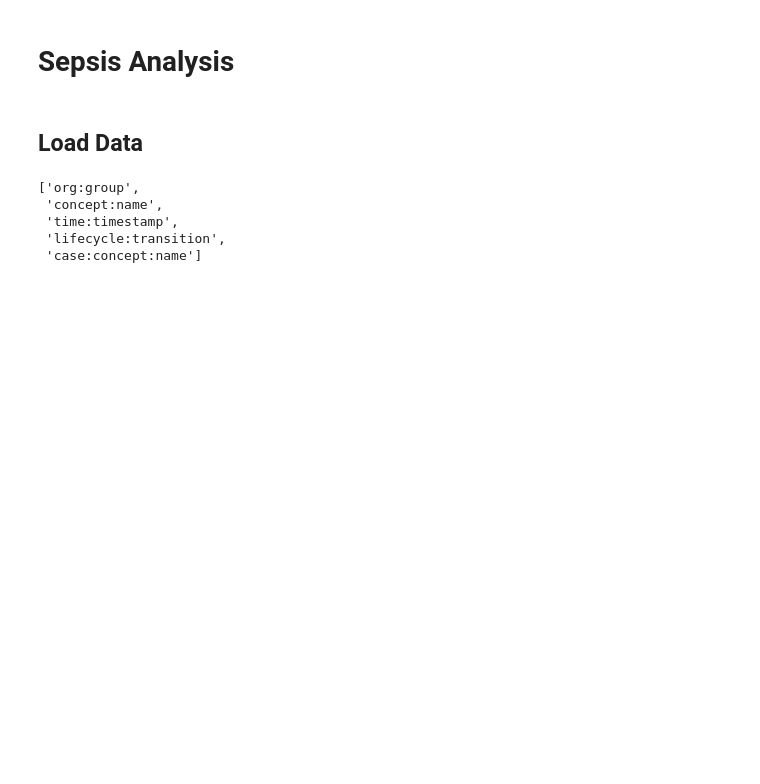
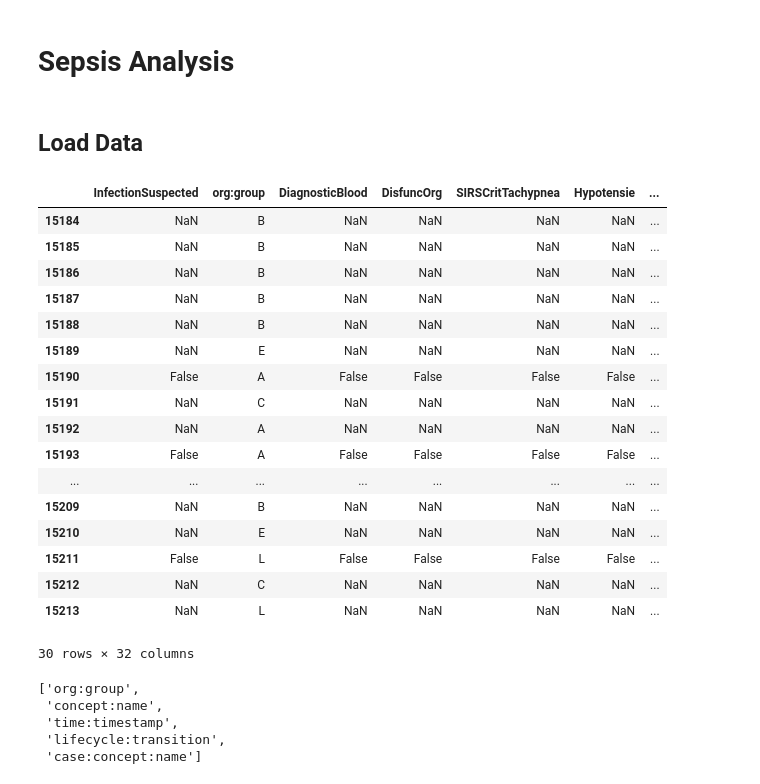
Before and after one commit to LukasStonie/PRM3, a Jupyter notebook: UE/A02/sepsis_analysis.ipynb, the cells around one changed output. Drawn from its saved outputs; the diff is of its cells as text; code cells hidden in the pictures; blank space fills up the shorter version.

```diff
--- a/UE/A02/sepsis_analysis.ipynb
+++ b/UE/A02/sepsis_analysis.ipynb
@@ -17,6 +17,27 @@ warnings.simplefilter('ignore')
 ## Load Data
 # %%
 sepsis_df = pm4py.read_xes("./Sepsis Cases - Event Log.xes")
+# %%
+sepsis_df['case:concept:name']
+# %% [output]
+|  | InfectionSuspected | org:group | DiagnosticBlood | DisfuncOrg | SIRSCritTachypnea | Hypotensie | ... |
+| 15184 | NaN | B | NaN | NaN | NaN | NaN | ... |
+| 15185 | NaN | B | NaN | NaN | NaN | NaN | ... |
+| 15186 | NaN | B | NaN | NaN | NaN | NaN | ... |
+| 15187 | NaN | B | NaN | NaN | NaN | NaN | ... |
+| 15188 | NaN | B | NaN | NaN | NaN | NaN | ... |
+| 15189 | NaN | E | NaN | NaN | NaN | NaN | ... |
+| 15190 | False | A | False | False | False | False | ... |
+| 15191 | NaN | C | NaN | NaN | NaN | NaN | ... |
+| 15192 | NaN | A | NaN | NaN | NaN | NaN | ... |
+| 15193 | False | A | False | False | False | False | ... |
+| ... | ... | ... | ... | ... | ... | ... | ... |
+| 15209 | NaN | B | NaN | NaN | NaN | NaN | ... |
+| 15210 | NaN | E | NaN | NaN | NaN | NaN | ... |
+| 15211 | False | L | False | False | False | False | ... |
+| 15212 | NaN | C | NaN | NaN | NaN | NaN | ... |
+| 15213 | NaN | L | NaN | NaN | NaN | NaN | ... |
+30 rows × 32 columns
 # %%
 activity_key = "concept:name"
 timestamp_key = "time:timestamp"
```
Also changed, not shown: 2 other files.
